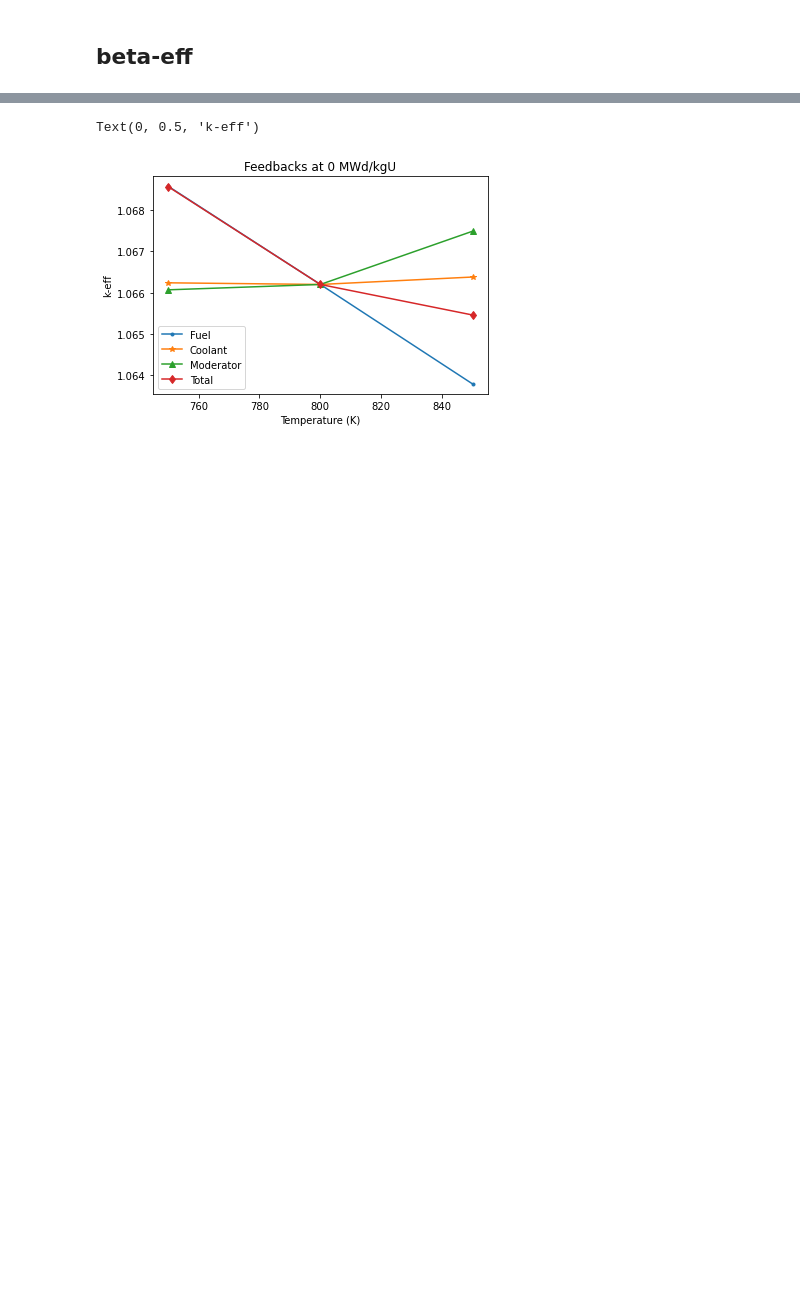
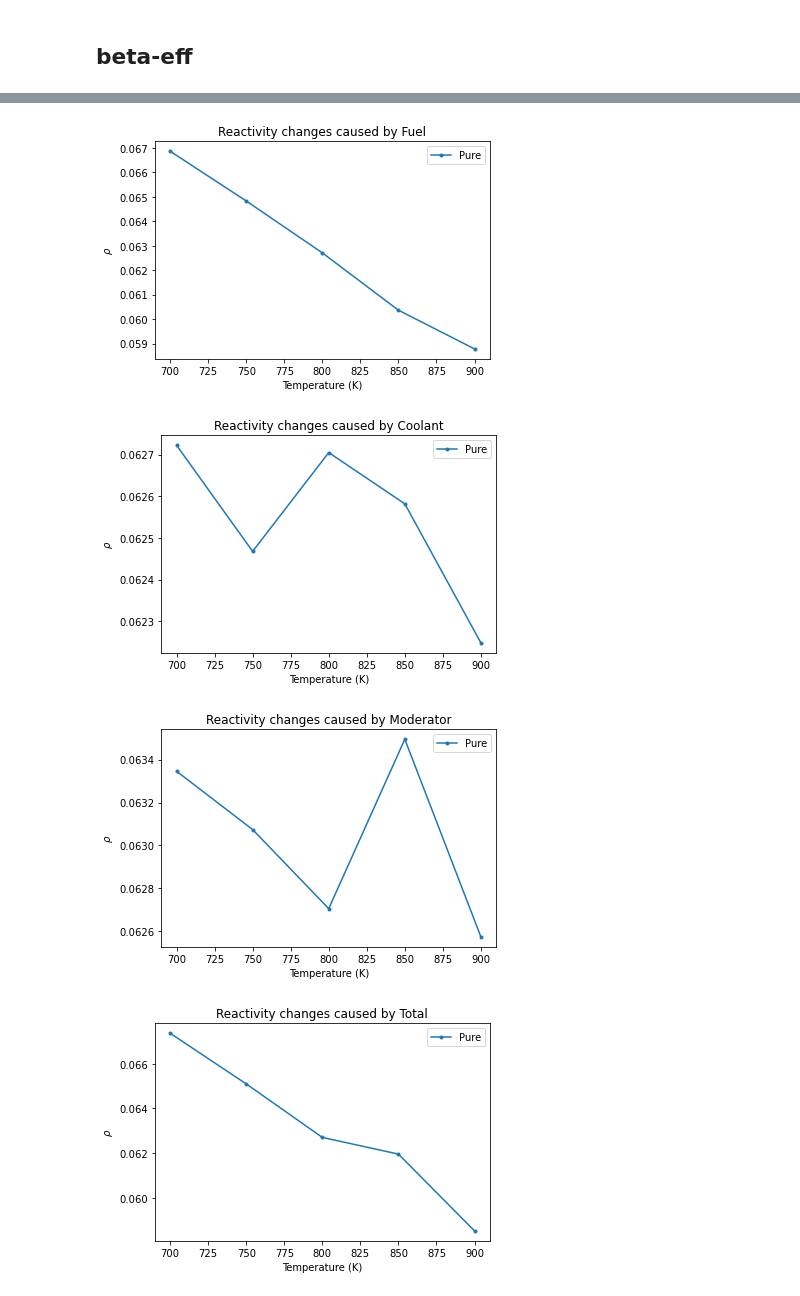
Before and after one commit to abachma2/phlox, a Jupyter notebook: reactors/full-core/htgr-200/Impurities_analysis.ipynb, the cells around one changed output, grey strips where cells are left out. Saved outputs shown, nothing was run; the diff lists cells and outputs as text; code cells hidden in the pictures; blank space fills up the shorter version.

```diff
--- a/reactors/full-core/htgr-200/Impurities_analysis.ipynb
+++ b/reactors/full-core/htgr-200/Impurities_analysis.ipynb
@@ -167,15 +268,47 @@ for fuel in ['pure']:
-# %%
-temps = [750, 800, 850]
-plt.figure()
-plt.plot(temps, [k_eff['pure']['lbb'][0], k_eff['pure']['bbb'][0], k_eff['pure']['hbb'][0]], marker='.', label='Fuel')
-plt.plot(temps, [k_eff['pure']['blb'][0], k_eff['pure']['bbb'][0], k_eff['pure']['bhb'][0]], marker='*', label='Coolant')
-plt.plot(temps, [k_eff['pure']['bbl'][0], k_eff['pure']['bbb'][0], k_eff['pure']['bbh'][0]], marker='^', label='Moderator')
-plt.plot(temps, [k_eff['pure']['lll'][0], k_eff['pure']['bbb'][0], k_eff['pure']['hhh'][0]], marker='d', label='Total')
-plt.legend()
-plt.title("Feedbacks at 0 MWd/kgU")
-plt.xlabel('Temperature (K)')
-plt.ylabel('k-eff')
-# %% [output]
-Text(0, 0.5, 'k-eff')
-[figure, removed]
+# %%
+rho = {'pure':{},'ebr2':{}, 'y12':{}}
+rho_error = {'pure':{}, 'ebr':{}, 'y12':{}}
+feedback = {'pure':{'fuel':0, 'coolant':0, 'moderator':0, 'total':0},
+             'ebr2':{'fuel':0, 'coolant':0, 'moderator':0, 'total':0},
+             'y12':{'fuel':0, 'coolant':0, 'moderator':0, 'total':0}}
+feedback_error = {'pure':{'fuel':0, 'coolant':0, 'moderator':0, 'total':0},
+             'ebr2':{'fuel':0, 'coolant':0, 'moderator':0, 'total':0},
+             'y12':{'fuel':0, 'coolant':0, 'moderator':0, 'total':0}}
+for key in rho:
+    rho[key] = {'CCC':0, 'ACC':0, 'BCC':0, 'DCC':0, 'ECC':0, 'CAC':0, 'CBC':0,
+                  'CDC':0, 'CEC':0, 'CCA':0, 'CCB':0, 'CCD':0, 'CCE':0, 'AAA':0,
+                  'BBB':0, 'DDD':0, 'EEE':0}
+    rho_error[key] = {'CCC':0, 'ACC':0, 'BCC':0, 'DCC':0, 'ECC':0, 'CAC':0, 'CBC':0,
+                  'CDC':0, 'CEC':0, 'CCA':0, 'CCB':0, 'CCD':0, 'CCE':0, 'AAA':0,
+                  'BBB':0, 'DDD':0, 'EEE':0}
+for fuel in ['pure']:
+    for key in rho[fuel]:
+        rho[fuel][key] = calculate_rho(k_eff[fuel][key])
+# %%
+temps = [700, 750, 800, 850, 900]
+for fuel in ['pure']:
+    for m_index, material in enumerate(['fuel', 'coolant', 'moderator', 'total']):
+        plt.figure(m_index)
+        if material == 'fuel':
+            data =[rho[fuel]['ACC'], rho[fuel]['BCC'], rho['pure']['CCC'], rho['pure']['DCC'], rho[fuel]['ECC']]
+        if material == 'coolant':
+            data =[rho[fuel]['CAC'], rho[fuel]['CBC'], rho['pure']['CCC'], rho['pure']['CDC'], rho[fuel]['CEC']]
+        if material == 'moderator':
+            data =[rho[fuel]['CCA'], rho[fuel]['CCB'], rho['pure']['CCC'], rho['pure']['CCD'], rho[fuel]['CCE']]
+        if material == 'total':
+            data =[rho[fuel]['AAA'], rho[fuel]['BBB'], rho['pure']['CCC'], rho['pure']['DDD'], rho[fuel]['EEE']]
+        feedback[fuel][material] = calculate_m(temps, data)
+        feedback_error[fuel][material] = calculate_m_error(temps, data)
+
+        plt.plot(temps, data,
+                 marker='.', label=f"{fuel.capitalize()}")
+        plt.legend()
+        plt.title(f"Reactivity changes caused by {material.capitalize()}")
+        plt.xlabel('Temperature (K)')
+        plt.ylabel(r'$\rho$')
+# %% [output]
+[figure, added]
+[figure, added]
+[figure, added]
+[figure, added]
 # %%
```
Also changed, not shown: parts of 20 cells of this notebook.
